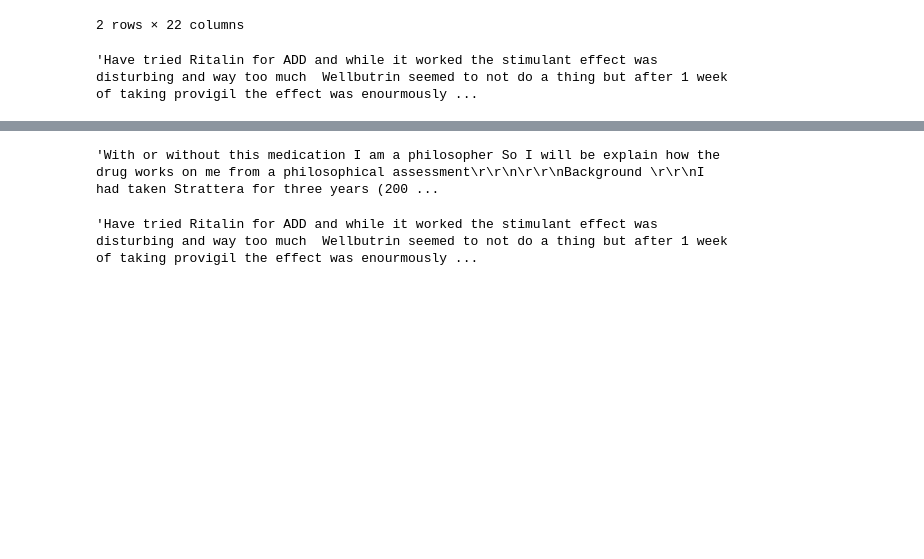
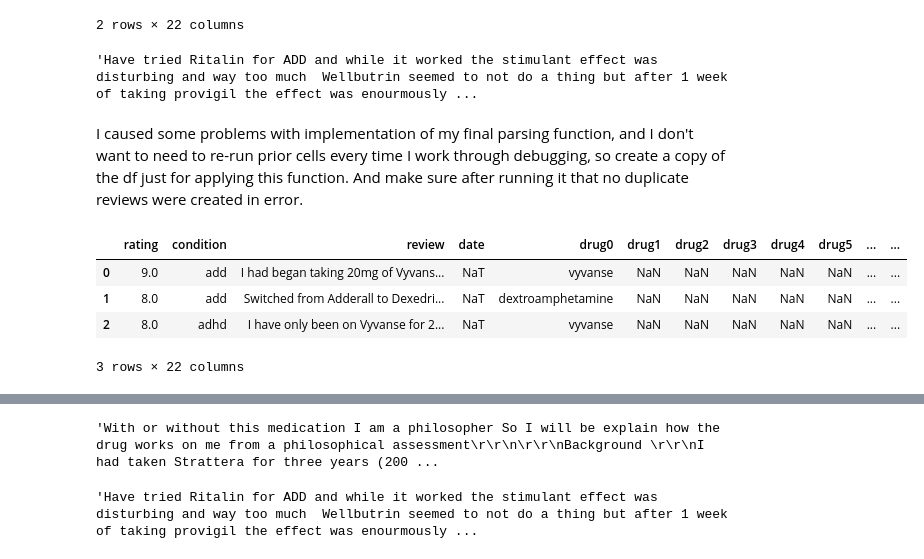
Before and after one commit to fractaldatalearning/psychedelic_efficacy, a Jupyter notebook: notebooks/3-kl-studies-early-eda-parse.ipynb, the cells around one changed output, grey strips where cells are left out. Drawn from its saved outputs; the diff is of its cells as text; code cells hidden in the pictures; blank space fills up the shorter version.

```diff
--- a/notebooks/3-kl-studies-early-eda-parse.ipynb
+++ b/notebooks/3-kl-studies-early-eda-parse.ipynb
@@ -596,3 +619,14 @@ df[df['review'].str.find(";")!=-1].head(2)
 df.review[25]
 # %% [output]
 'Have tried Ritalin for ADD and while it worked the stimulant effect was disturbing and way too much  Wellbutrin seemed to not do a thing but after 1 week of taking provigil the effect was enourmously ...
+# %% [markdown]
+I caused some problems with implementation of my final parsing function, and I don't want to need to re-run prior cells every time I work through debugging, so create a copy of the df just for applying this function. And make sure after running it that no duplicate reviews were created in error.
+# %%
+to_strip_of_emoji = df.copy().reset_index(drop=True)
+to_strip_of_emoji.head(3)
+# %% [output]
+|  | rating | condition | review | date | drug0 | drug1 | drug2 | drug3 | drug4 | drug5 | ... | ... |
+| 0 | 9.0 | add | I had began taking 20mg of Vyvans... | NaT | vyvanse | NaN | NaN | NaN | NaN | NaN | ... | ... |
+| 1 | 8.0 | add | Switched from Adderall to Dexedri... | NaT | dextroamphetamine | NaN | NaN | NaN | NaN | NaN | ... | ... |
+| 2 | 8.0 | adhd | I have only been on Vyvanse for 2... | NaT | vyvanse | NaN | NaN | NaN | NaN | NaN | ... | ... |
+3 rows × 22 columns
```
Also changed, not shown: parts of 9 cells of this notebook, 3 other files.
